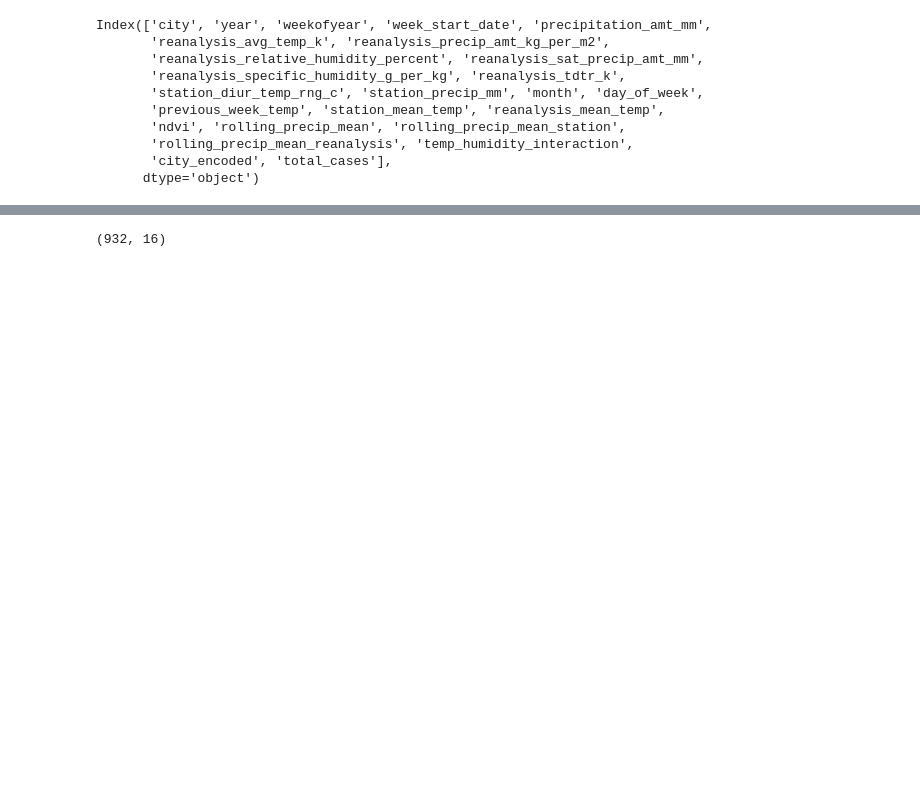
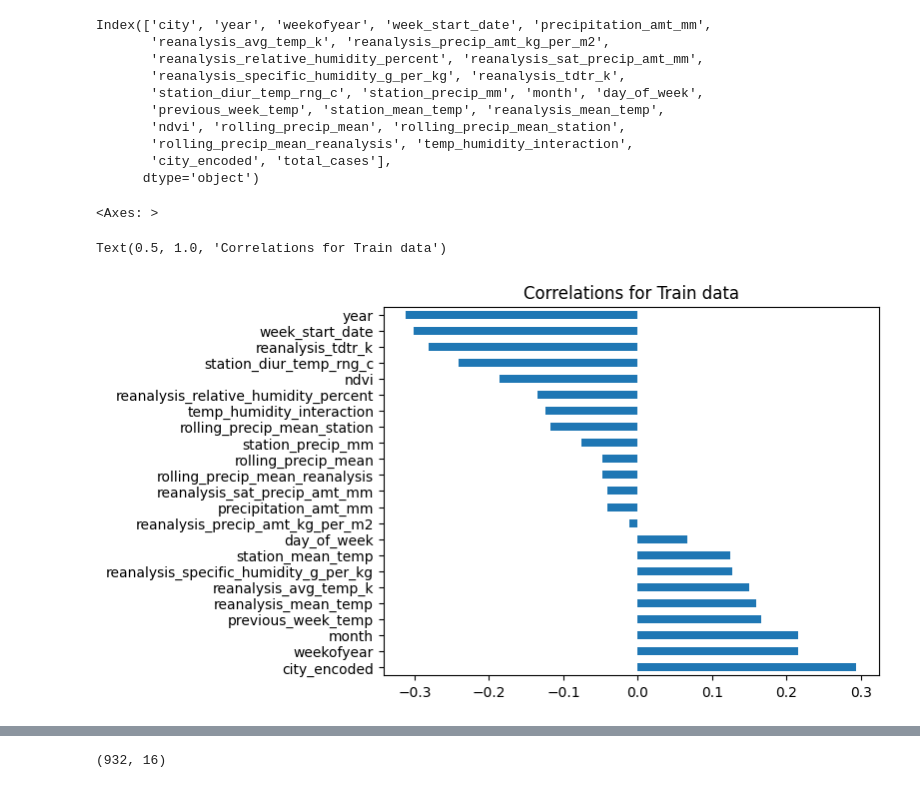
Before and after one commit to RatnasriNilakshan/DengAl, a Jupyter notebook: DengAI.ipynb, the cells around one changed output, grey strips where cells are left out. Cells and saved outputs as stored; diff of their text form; code cells hidden in the pictures; blank space fills up the shorter version.

```diff
--- a/DengAI.ipynb
+++ b/DengAI.ipynb
@@ -450,3 +436,13 @@ Index(['city', 'year', 'weekofyear', 'week_start_date', 'precipitation_amt_mm',
        'rolling_precip_mean_reanalysis', 'temp_humidity_interaction',
        'city_encoded', 'total_cases'],
       dtype='object')
+# %%
+Corr_data_train = dengue_feature_train_data.drop(columns=['city'])
+correlations_train = Corr_data_train.corr()
+
+(correlations_train['total_cases'].drop('total_cases').sort_values(ascending=False).plot.barh())
+plt.title('Correlations for Train data')
+# %% [output]
+<Axes: >
+Text(0.5, 1.0, 'Correlations for Train data')
+[figure, added]
```
Also changed, not shown: parts of 54 cells of this notebook, 5 other files.
